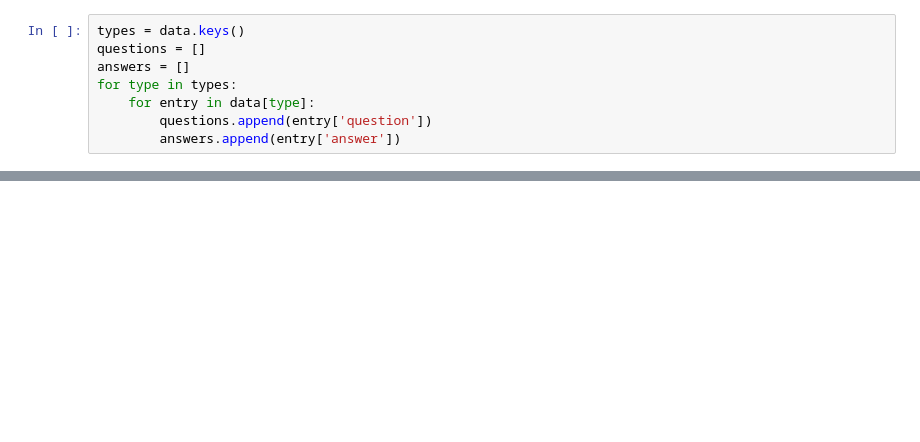
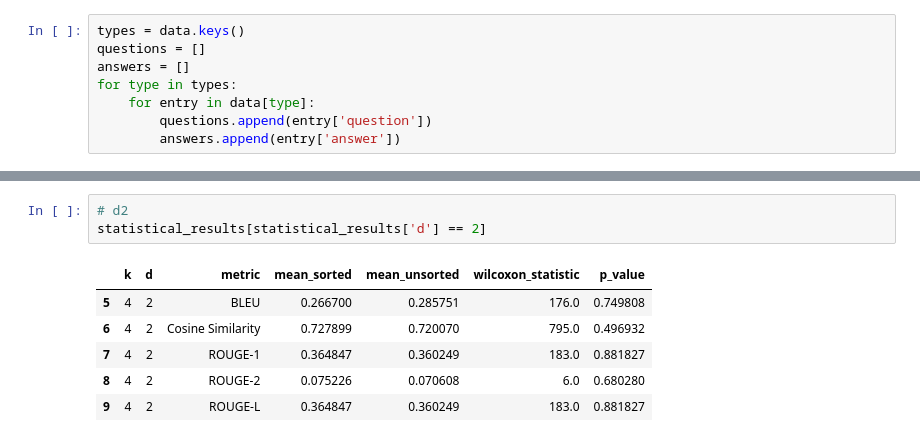
Before and after one commit to fnavarro94/NZTA-GraphRAG-Experiment, a Jupyter notebook: node_level_testing_sp_cot.ipynb, the cells around one changed output, grey strips where cells are left out. Drawn from its saved outputs; the diff is of its cells as text; blank space fills up the shorter version.

```diff
--- a/node_level_testing_sp_cot.ipynb
+++ b/node_level_testing_sp_cot.ipynb
@@ -319,0 +730,10 @@ Which line does the major transport infrastructure project in New Zealand, which
+# %%
+# d2
+statistical_results[statistical_results['d'] == 2]
+# %% [output]
+|  | k | d | metric | mean_sorted | mean_unsorted | wilcoxon_statistic | p_value |
+| 5 | 4 | 2 | BLEU | 0.266700 | 0.285751 | 176.0 | 0.749808 |
+| 6 | 4 | 2 | Cosine Similarity | 0.727899 | 0.720070 | 795.0 | 0.496932 |
+| 7 | 4 | 2 | ROUGE-1 | 0.364847 | 0.360249 | 183.0 | 0.881827 |
+| 8 | 4 | 2 | ROUGE-2 | 0.075226 | 0.070608 | 6.0 | 0.680280 |
+| 9 | 4 | 2 | ROUGE-L | 0.364847 | 0.360249 | 183.0 | 0.881827 |
```
Also changed, not shown: parts of 31 cells of this notebook, 1 other file.
